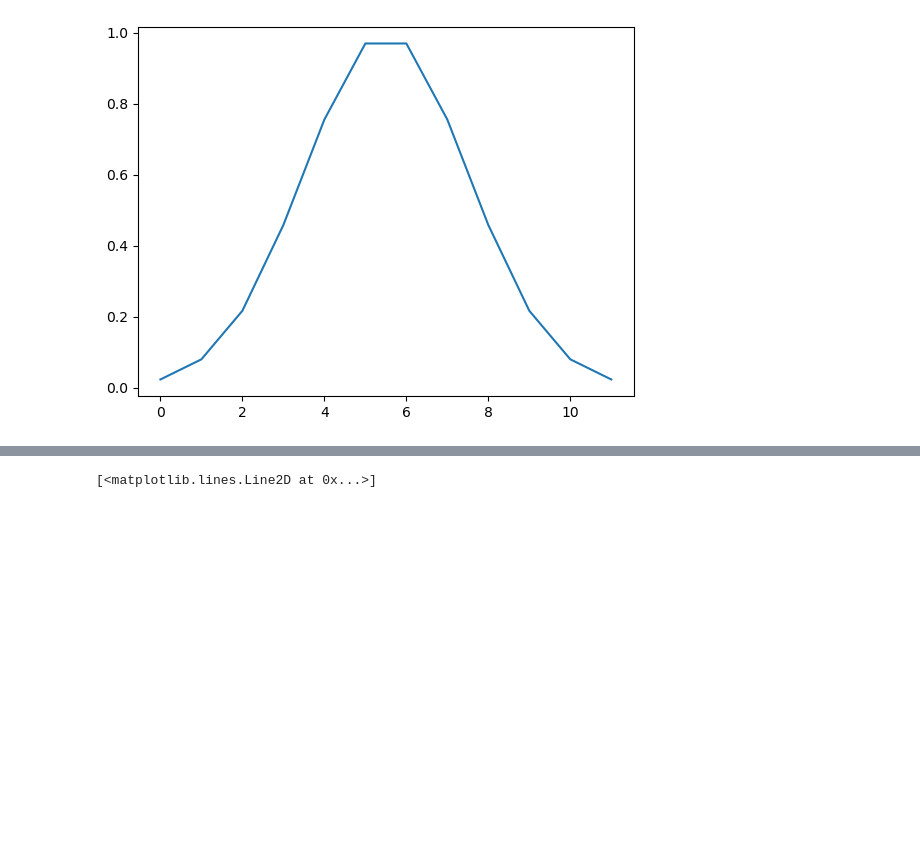
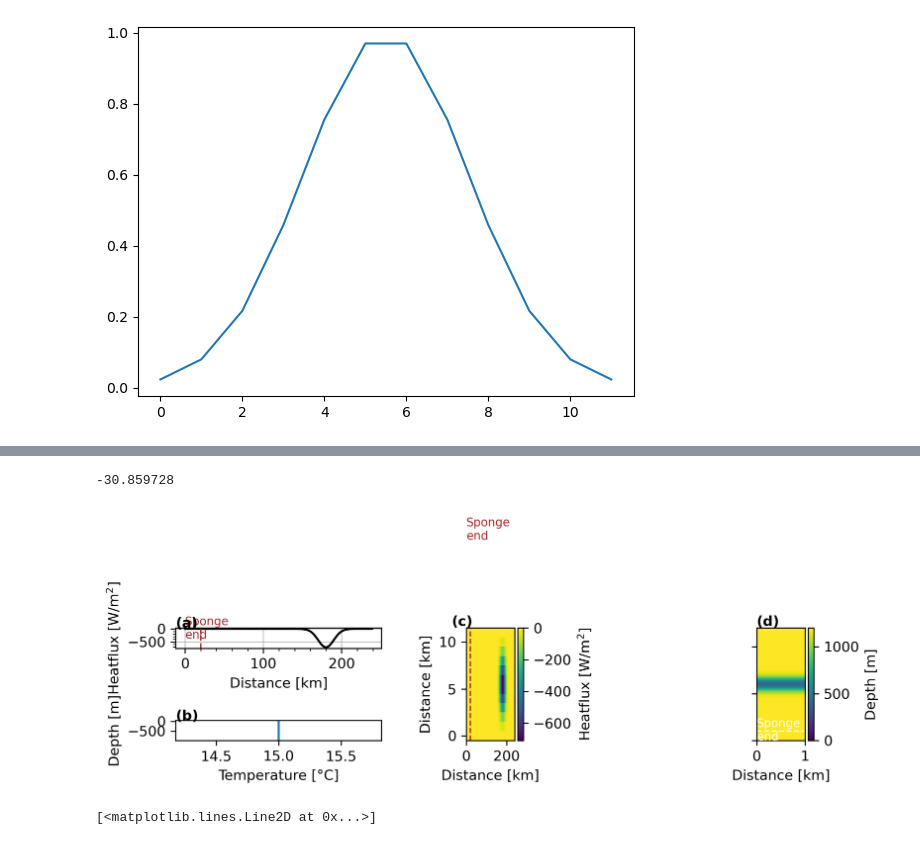
Before and after one commit to kaftkatt/IntercambioNGC, a Jupyter notebook: Scripts/GenerateData.ipynb, the cells around one changed output, grey strips where cells are left out. Saved outputs shown, nothing was run; the diff lists cells and outputs as text; code cells hidden in the pictures; blank space fills up the shorter version.

```diff
--- a/Scripts/GenerateData.ipynb
+++ b/Scripts/GenerateData.ipynb
@@ -357,3 +452,78 @@ array([  0. ,   0.5,   1. ,   1.5,   2. ,   2.5,   3. ,   3.5,   4. ,
+# %%
+np.mean(Q)
+# %% [output]
+-30.859728
+# %%
+#### Plotting #####
+fig3 = plt.figure()
+gs = fig3.add_gridspec(2, 5)
+ax = fig3.add_subplot(gs[0, 0:2])
+params = {'font.size': 10,
+          'figure.figsize': (8, 6),
+         'font.family':'sans'}
+pl.rcParams.update(params)
+plt.rcParams['figure.dpi'] = 300
+plt.rcParams['savefig.dpi'] = 300
+
+ax.plot(y,Q[0,:,6],'k' )
+ax.set(xlabel='Distance [km]',ylabel='Heatflux [W/m$^2$]')
+ax.minorticks_on()
+
+if sponge=='True':
+        ax.axvline(y[20],linestyle='dashed',c='brown',linewidth=1)
+        ax.text(0,y[20]+2, 'Sponge\nend', va='center',color='brown',fontsize='small')
+
+
+ax.grid(which='major',alpha=0.7)
+
+ax.text(0, 1.02, '(a)', fontweight='bold', color='k',
+        transform=ax.transAxes)
+
+ax = fig3.add_subplot(gs[1, 0:2])
+
+ax.plot(tempBo[0,:,0],-z )
+ax.set(xlabel='Temperature [°C]',ylabel='Depth [m]')
+ax.text(0, 1.02, '(b)', fontweight='bold', color='k',
+        transform=ax.transAxes)
+
+
+ax = fig3.add_subplot(gs[:, 2])
+
+cax=ax.pcolormesh(y,range(nt),Q[0,:,:].T)
+
+cbar= plt.colorbar(cax)
+cbar.set_label('Heatflux [W/m$^2$]')
+ax.set(xlabel='Distance [km]',ylabel='Distance [km]')
+if sponge=='True':
+	ax.axvline(y[20],linestyle='dashed',c='brown',linewidth=1)
+	ax.text(0,y[20]+2, 'Sponge\nend', va='center',color='brown',fontsize='small')
+
+ax.text(-0.3, 1.02, '(c)', fontweight='bold', color='k',
+        transform=ax.transAxes)
+
+ax = fig3.add_subplot(gs[:, 4])
+
+cax=ax.pcolormesh(-ho.T)
+
+if sponge=='True':
+	ax.axhline(y[20],linestyle='dashed',c='white',linewidth=1)
+	ax.text(0,y[20]+2, 'Sponge\nend', va='center',color='white',fontsize='small')
+
+
+cbar= plt.colorbar(cax)
+cbar.set_label('Depth [m]')
+ax.set(xlabel='Distance [km]')
+ax.yaxis.set_tick_params(labelleft=False)
+ax.text(0, 1.02, '(d)', fontweight='bold', color='k',
+        transform=ax.transAxes)
+
+#plt.savefig('test.png')
+
+plt.tight_layout()
+#plt.savefig(str(location)+str(project)+'/Figures'+str(run)+'InputVars.png', bbox_inches='tight')
+plt.show()
+# %% [output]
+[figure, added]
 # %%
 plt.plot(gaussian(y, 0.75*ny, 10)*-500)
 # %% [output]
```
Also changed, not shown: parts of 4 cells of this notebook, 44 other files.
